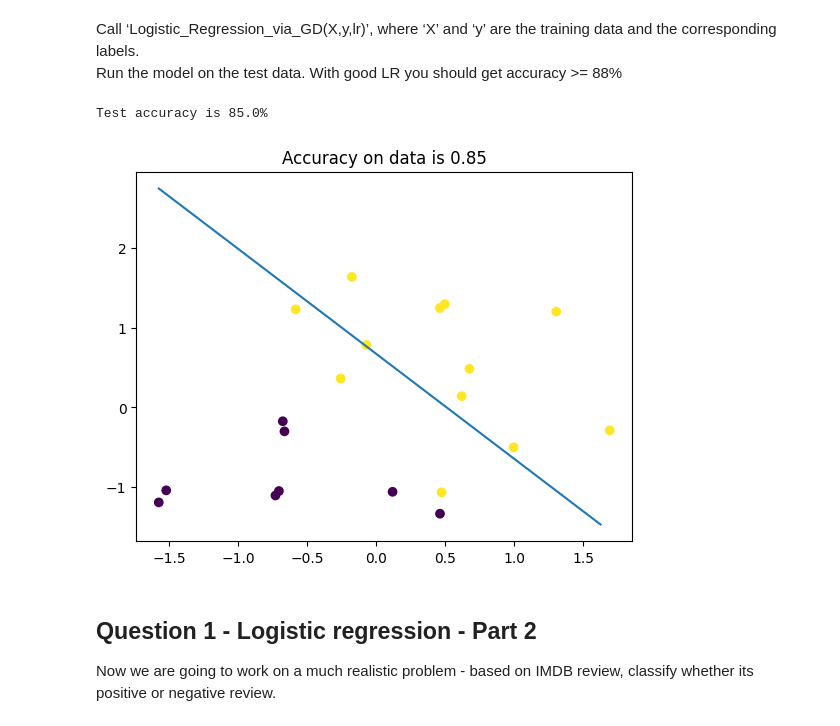
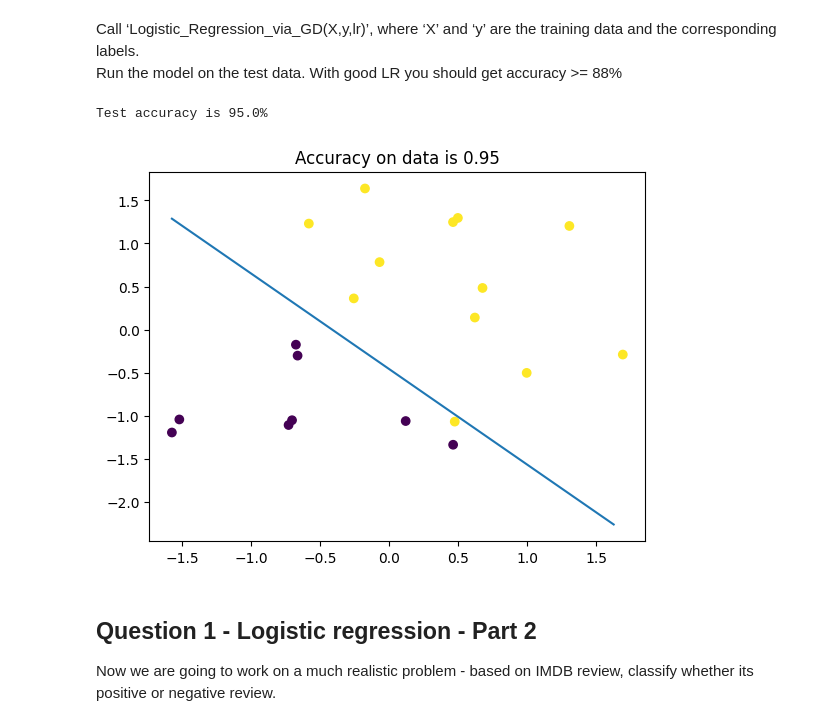
Before and after one commit to aseel1/Machine-learning, a Jupyter notebook: HW2.ipynb, the cells around one changed output. Cells and saved outputs as stored; diff of their text form; code cells hidden in the pictures.

```diff
--- a/HW2.ipynb
+++ b/HW2.ipynb
@@ -98,8 +92,10 @@ def Logistic_Regression_via_GD(X, y, lr):
     w = np.zeros(X.shape[1])
     b = 0
 
+
+
     # Set a fixed number of iterations
-    epochs = 1000
+    epochs = 10000
 
     # Loop for each epoch
     for _ in range(epochs):
@@ -109,9 +105,11 @@ def Logistic_Regression_via_GD(X, y, lr):
         # Apply sigmoid function
         p = sigmoid(z)
 
-        # Compute gradients
+        # # Compute gradients
         dw = np.dot(X.T, (p - y)) / len(y)
         db = np.sum(p - y) / len(y)
+
+
 
         # Update weights and bias
         w -= lr * dw
@@ -121,50 +119,53 @@ def Logistic_Regression_via_GD(X, y, lr):
 # %% [markdown]
 The function 'predict' is already implemented for you. It gives a classification for a new sample (x) based on the sign of $w^\top x + b$. <br/>
 You may change it if you chose to return {+1,0} instead of {+1,-1}.
-# %%
-def predict(w, b, x):
-    return np.sign(np.dot(w, x.T) + b)
+# %%
+#here changed the prediect to [0,1] If the result is greater than or equal to 0, it assigns 1, otherwise it assigns 0.
+
+def predict(w, b, x):
+    z = [1 if i >= 0 else 0 for i in np.dot(x, w) + b]
+    return z
 # %% [markdown]
 Call ‘Logistic_Regression_via_GD(X,y,lr)’, where ‘X’ and ‘y’ are the training data and the corresponding labels. <br/>
 Run the model on the test data. With good LR you should get accuracy >= 88\%
 # %%
 
-chosen_lr = 0.1
+chosen_lr = 0.01
 w, b = Logistic_Regression_via_GD(X_train, y_train, chosen_lr)
 
 preds = predict(w, b, X_test)
 accuracy = np.sum(preds == y_test) / len(y_test)
 print(f"Test accuracy is {accuracy * 100}%")
 # %% [output]
-Test accuracy is 85.0%
+Test accuracy is 95.0%
 # %%
 #@title Visualize data (on test)
 
 import matplotlib.pyplot as plt
 
 def plot(data, labels, w, bias):
 
     plt.scatter(data[:,0], data[:,1], c=labels)
 
     a, b, c = w[0], w[1], bias
 
     m = -a / b
     b = -c / b
 
     x = np.arange(np.min(data[:,0]), np.max(data[:,0]), 0.1)
     y = m * x + b
 
     plt.plot(x, y)
-
-    preds = np.sign(np.dot(data, w)+bias)
+#here i changed the predict according to top
+    preds = predict(w, bias, data)
     acc = np.count_nonzero(labels == preds) / len(labels)
     plt.title(f"Accuracy on data is {acc}")
 
     plt.show()
 
 plot(X_test, y_test, w, b)
 # %% [output]
-[figure, old version]
+[figure, new version]
 # %% [markdown]
 ## Question 1 - Logistic regression - Part 2
 Now we are going to work on a much realistic problem - based on IMDB review, classify whether its positive or negative review.
```
Also changed, not shown: parts of 7 cells of this notebook, 1 other file.
